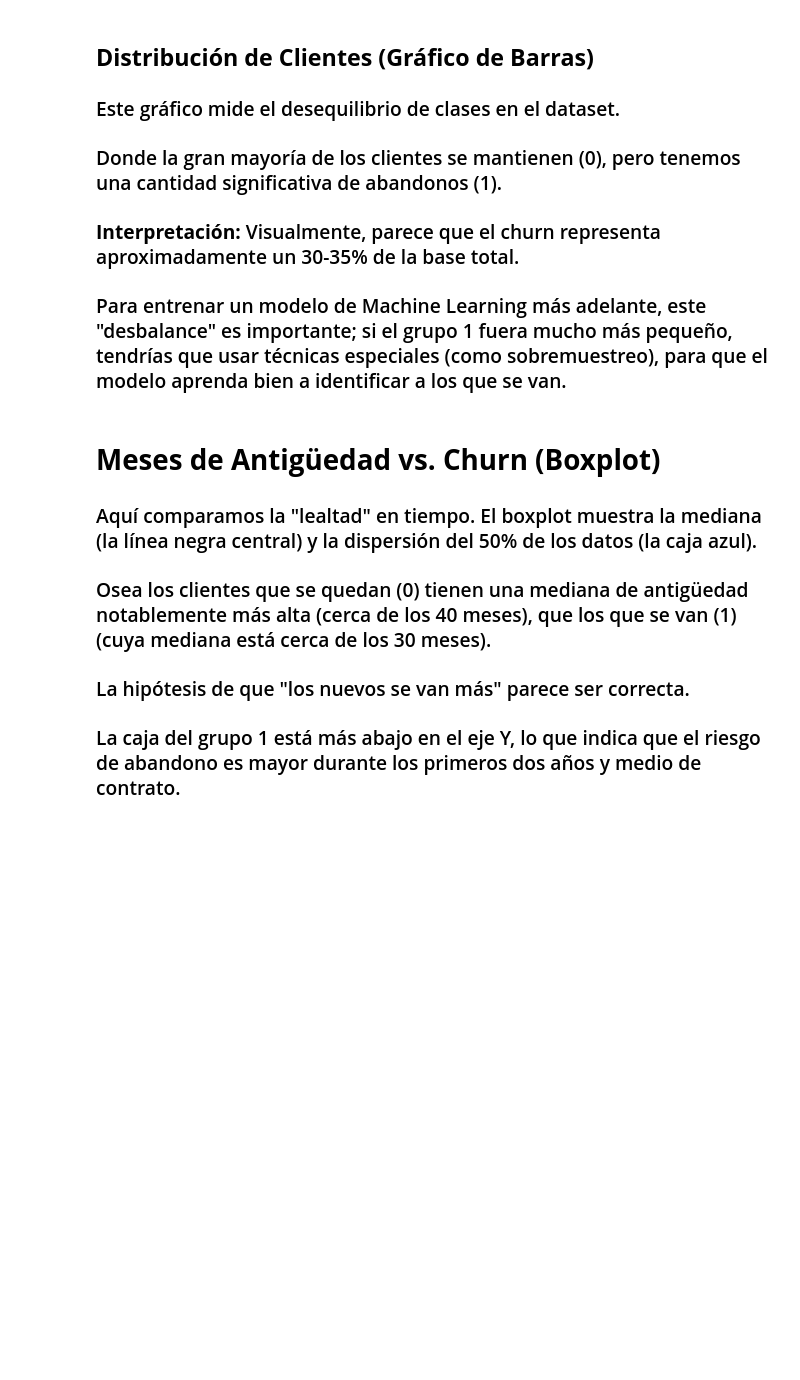
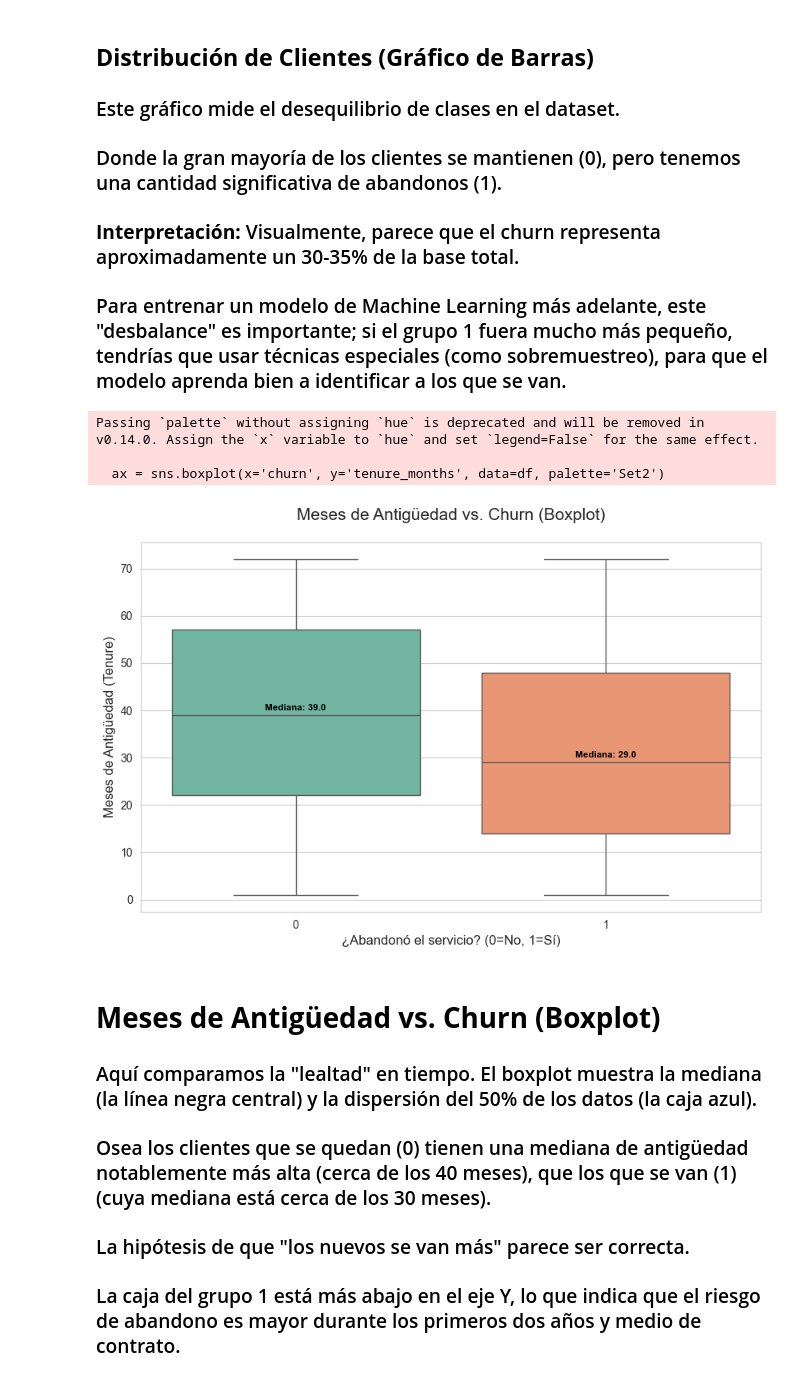
Before and after one commit to JuanManuelResquin84/Portafolio_03_Proyecto_AndesLink_MLOps, a Jupyter notebook: notebooks/01_EDA_AndesLink.ipynb, the cells around one changed output. Cells and saved outputs as stored; diff of their text form; code cells hidden in the pictures; blank space fills up the shorter version.

```diff
--- a/notebooks/01_EDA_AndesLink.ipynb
+++ b/notebooks/01_EDA_AndesLink.ipynb
@@ -81,6 +81,44 @@ plt.show()
 ### **Interpretación:** Visualmente, parece que el churn representa aproximadamente un 30-35% de la base total.
 
 ### Para entrenar un modelo de Machine Learning más adelante, este "desbalance" es importante; si el grupo 1 fuera mucho más pequeño, tendrías que usar técnicas especiales (como sobremuestreo), para que el modelo aprenda bien a identificar a los que se van.
+# %%
+import seaborn as sns
+import matplotlib.pyplot as plt
+import os
+
+# Configuramos la ruta de guardado
+ruta_reports = '../reports'
+if not os.path.exists(ruta_reports):
+    os.makedirs(ruta_reports)
+
+# Configuración de estilo
+plt.figure(figsize=(10, 6))
+sns.set_style("whitegrid")
+
+# Creación del Boxplot
+# Usamos 'tenure_months' contra el target 'churn'
+ax = sns.boxplot(x='churn', y='tenure_months', data=df, palette='Set2')
+
+# Personalización de títulos y etiquetas
+plt.title('Meses de Antigüedad vs. Churn (Boxplot)', fontsize=15, pad=20)
+plt.xlabel('¿Abandonó el servicio? (0=No, 1=Sí)', fontsize=12)
+plt.ylabel('Meses de Antigüedad (Tenure)', fontsize=12)
+
+# Añadimos una nota sobre la mediana para que sea más explicativo
+medianas = df.groupby(['churn'])['tenure_months'].median()
+for tick, label in enumerate(ax.get_xticklabels()):
+    ax.text(tick, medianas[tick] + 1, f'Mediana: {medianas[tick]}',
+            horizontalalignment='center', size='small', color='black', weight='semibold')
+
+# GUARDADO AUTOMÁTICO
+plt.savefig(f'{ruta_reports}/boxplot_antiguedad_churn.png', dpi=300, bbox_inches='tight')
+
+plt.show()
+# %% [output]
+Passing `palette` without assigning `hue` is deprecated and will be removed in v0.14.0. Assign the `x` variable to `hue` and set `legend=False` for the same effect.
+
+  ax = sns.boxplot(x='churn', y='tenure_months', data=df, palette='Set2')
+[figure, added]
 # %% [markdown]
 # **Meses de Antigüedad vs. Churn (Boxplot)**
 
```
Also changed, not shown: parts of 2 cells of this notebook, 10 other files.
